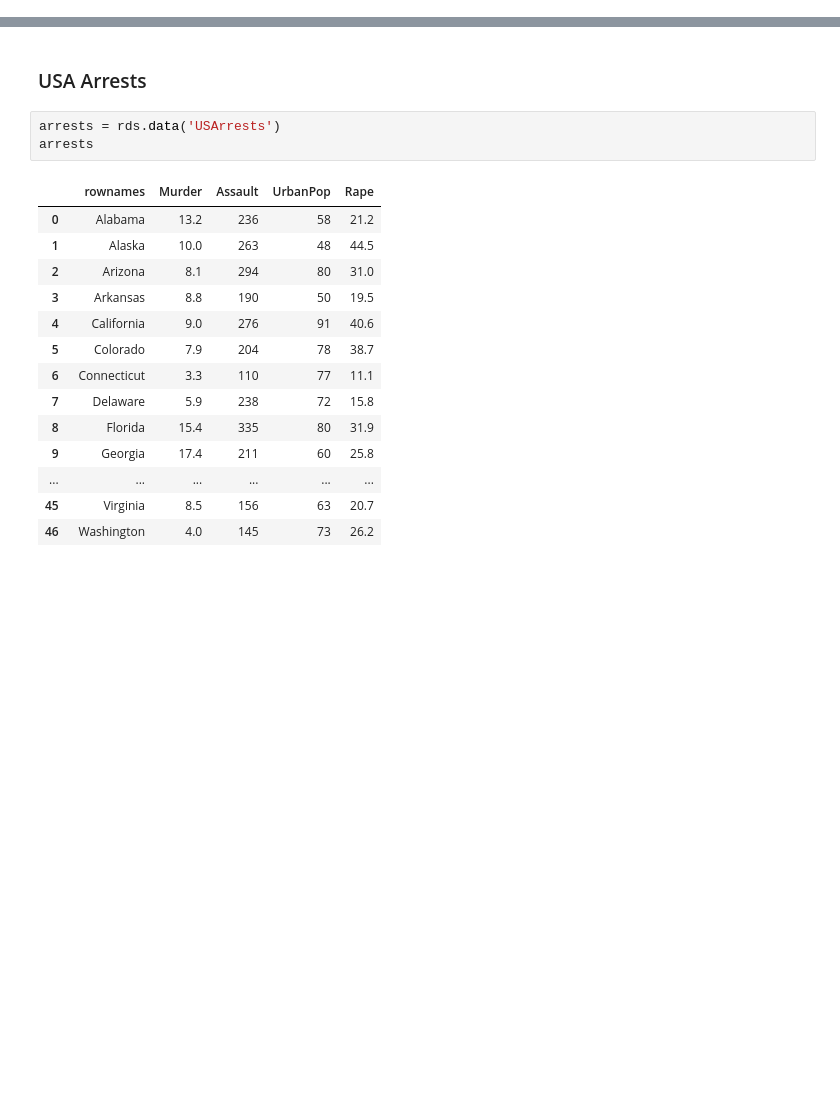
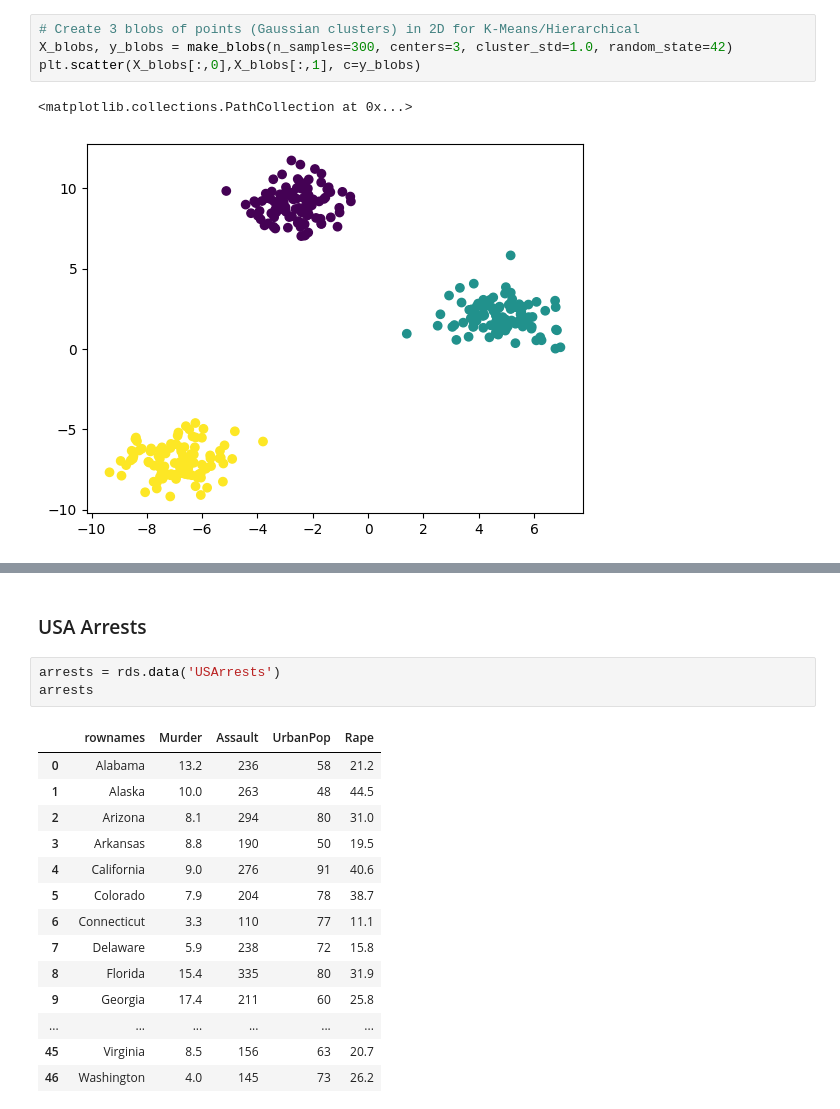
Before and after one commit to kaygun/MYZ309E, a Jupyter notebook: lectures/Lecture_05.ipynb, the cells around one changed output, grey strips where cells are left out. Cells and saved outputs as stored; diff of their text form; blank space fills up the shorter version.

```diff
--- a/lectures/Lecture_05.ipynb
+++ b/lectures/Lecture_05.ipynb
@@ -83,0 +184,7 @@ The most frequently used linkage methods and the parameters for commonly used me
+# %%
+# Create 3 blobs of points (Gaussian clusters) in 2D for K-Means/Hierarchical
+X_blobs, y_blobs = make_blobs(n_samples=300, centers=3, cluster_std=1.0, random_state=42)
+plt.scatter(X_blobs[:,0],X_blobs[:,1], c=y_blobs)
+# %% [output]
+<matplotlib.collections.PathCollection at 0x...>
+[figure, added]
```
Also changed, not shown: parts of 63 cells of this notebook.
